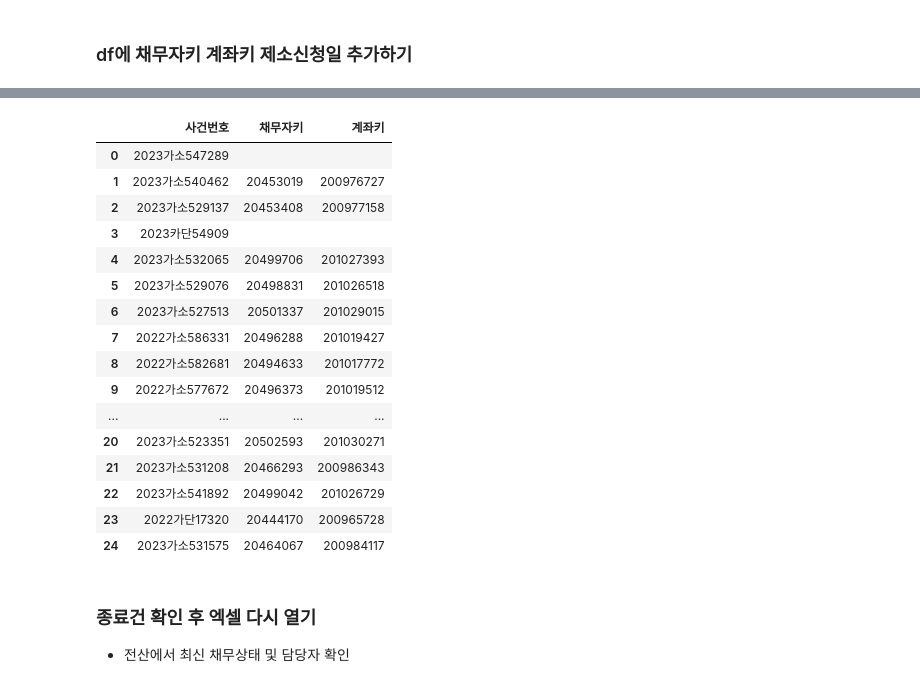
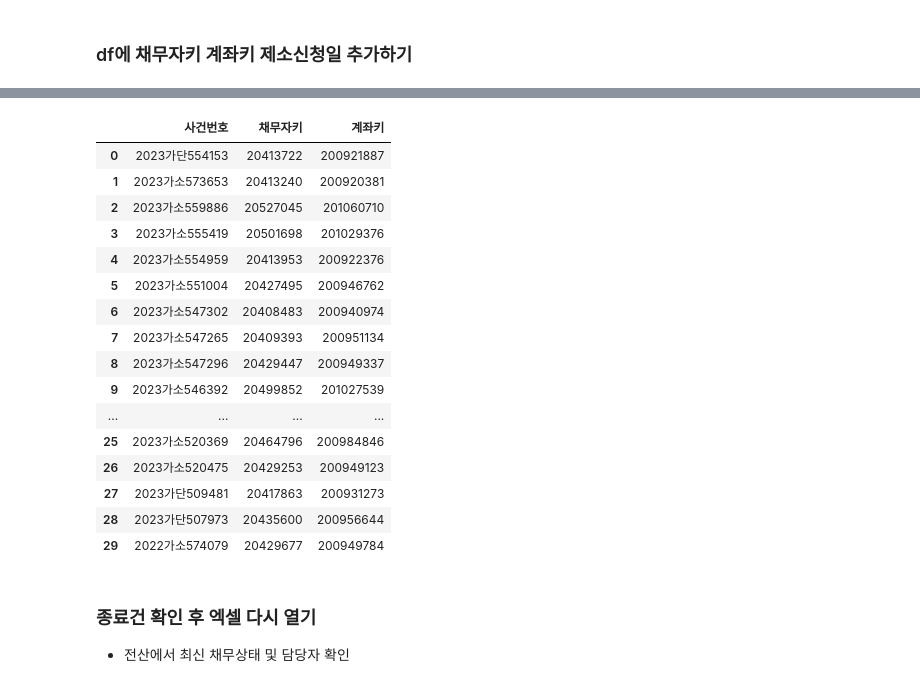
Before and after one commit to jbmyou/company_work, a Jupyter notebook: fileNaming/집행문sele.ipynb, the cells around one changed output, grey strips where cells are left out. Cells and saved outputs as stored; diff of their text form; code cells hidden in the pictures.

```diff
--- a/fileNaming/집행문sele.ipynb
+++ b/fileNaming/집행문sele.ipynb
@@ -33,12 +34,15 @@ from datetime import date
 from datetime import timedelta
 import traceback
 # 정렬순서 : 확정일자(내림), 법원(올림), 사건번호(내림)
+
+dtype = {'채무자키':str, '계좌키':str, '가상계좌번호':str}
 # %% [markdown]
 ### 함수, 전역변수
 # %%
 ##################################
 # 사건번호 눌러보고 집행문 발급 가능한 것만으로 목록작성 하도록!!!!!!!!!
-lastday = "231011"
+lastday = "231128"
+법원인증서="헬프자산관리대부[주]()001102620170619111002243" # 인증서 여러개고, 법원인증서가 첫번째가 아닌 경우 지정해줘야 함
 ##################################
 excel_dir = join(r"D:\4.관리\전자소송", lastday)
 excel_file = "집행문신청_" + lastday
@@ -67,6 +71,9 @@ def con_scourt() :
 def certify() :
     elem = wait.until(EC.element_to_be_clickable((By.ID, "xwup_certselect_tek_input1")))
     mwt()
+    # 여러 인증서중 법원용 인증서 선택
+    driver.find_element(By.XPATH, '//*[@id="xwup_cert_table"]/table/tbody/tr/td/div[text()="' + 법원인증서 + '"]').click()
+    swt()
     elem.send_keys("***removed***5!")
     swt()
     driver.find_element(By.ID, 'xwup_OkButton').click() # 인증서 확인
@@ -252,7 +259,7 @@ def fix_delivery(which:int, v) :
 ### 엑셀 열기 - 키 연결해서 채무상태 확인 후 진행
 # %%
 ### 원본이 필요할 땐 원본을 다른 이름으로 복사해둬!
-df_origin = pd.read_excel(path_excel, sheet_name="집행문").fillna("")
+df_origin = pd.read_excel(path_excel, sheet_name="집행문", dtype=dtype).fillna("")
 df_origin.법원 = df_origin.법원.str.replace("지법", "지방법원")
 df = df_origin.copy()
 df
@@ -277,2 +284,13 @@ df
 # %% [markdown]
 ### df에 채무자키 계좌키 제소신청일 추가하기
+# %%
+# 최근 dataset pkl 에서 법조치 불러오기
+##########################################
+last_dataset_day = '231027'
+file_name = "법조치조회새창_20231027_2049"
+###########################################
+path_pkl = join(r'D:\3.자산\전산 dataset\솔림',last_dataset_day,'pkl')
+# pkl 읽기
+df_law = pd.read_pickle(join(path_pkl, file_name + ".pkl"))
+# # 잘 읽어졌나 확인
+df_law[df_law["사건번호"]=="2022가소582163"].계좌키.values[0][:9]
@@ -292,39 +311,39 @@ df_law[df_law["사건번호"]=="2022가소582163"].계좌키.values[0][:9]
 # %%
 # 키매칭 후 집행문시트에 추가
 for i, v in df.iterrows() :
     df_result = df_law[(df_law.관련사건번호== v.사건번호) |(df_law.사건번호== v.사건번호)].loc[:,["채무자키", "계좌키", "제소신청일"]].drop_duplicates(subset="채무자키").fillna("")
 
-    df_result["채무자키"] = df_result["채무자키"].astype(int) # 일부러 int한듯
+    # df_result["채무자키"] = df_result["채무자키"].astype(int) # 일부러 int한듯
     if len(df_result) == 1 :
         df.loc[i, ["채무자키", "제소신청일"]] = np.concatenate(df_result[["채무자키","제소신청일"]].values).tolist() # 제소신청일과 접수일은 차이가 있을 수 있음.. .#######
 
         # df.loc[i, ["채무자키"]] = df_result["채무자키"].values
         df.loc[i, ["계좌키"]] = df_result["계좌키"].values[0][:9] # 다계좌키인경우 하나만 입력하기 위해
         # df.loc[i, ["제소신청일"]] = df_result["제소신청일"].values
 df.fillna("", inplace=True)
 # 엑셀에 저장
 
 with pd.ExcelWriter(path_excel, engine='openpyxl', mode = 'a', if_sheet_exists = 'replace') as writer:
     df.to_excel(writer, sheet_name = "집행문", index=False)
 df[["사건번호", "채무자키","계좌키"]]
 # %% [output]
 |  | 사건번호 | 채무자키 | 계좌키 |
-| 0 | 2023가소547289 |  |  |
-| 1 | 2023가소540462 | 20453019 | 200976727 |
-| 2 | 2023가소529137 | 20453408 | 200977158 |
-| 3 | 2023카단54909 |  |  |
-| 4 | 2023가소532065 | 20499706 | 201027393 |
-| 5 | 2023가소529076 | 20498831 | 201026518 |
-| 6 | 2023가소527513 | 20501337 | 201029015 |
-| 7 | 2022가소586331 | 20496288 | 201019427 |
-| 8 | 2022가소582681 | 20494633 | 201017772 |
-| 9 | 2022가소577672 | 20496373 | 201019512 |
+| 0 | 2023가단554153 | 20413722 | 200921887 |
+| 1 | 2023가소573653 | 20413240 | 200920381 |
+| 2 | 2023가소559886 | 20527045 | 201060710 |
+| 3 | 2023가소555419 | 20501698 | 201029376 |
+| 4 | 2023가소554959 | 20413953 | 200922376 |
+| 5 | 2023가소551004 | 20427495 | 200946762 |
+| 6 | 2023가소547302 | 20408483 | 200940974 |
+| 7 | 2023가소547265 | 20409393 | 200951134 |
+| 8 | 2023가소547296 | 20429447 | 200949337 |
+| 9 | 2023가소546392 | 20499852 | 201027539 |
 | ... | ... | ... | ... |
-| 20 | 2023가소523351 | 20502593 | 201030271 |
-| 21 | 2023가소531208 | 20466293 | 200986343 |
-| 22 | 2023가소541892 | 20499042 | 201026729 |
-| 23 | 2022가단17320 | 20444170 | 200965728 |
-| 24 | 2023가소531575 | 20464067 | 200984117 |
+| 25 | 2023가소520369 | 20464796 | 200984846 |
+| 26 | 2023가소520475 | 20429253 | 200949123 |
+| 27 | 2023가단509481 | 20417863 | 200931273 |
+| 28 | 2023가단507973 | 20435600 | 200956644 |
+| 29 | 2022가소574079 | 20429677 | 200949784 |
 # %% [markdown]
 ### 종료건 확인 후 엑셀 다시 열기
 - 전산에서 최신 채무상태 및 담당자 확인
```
Also changed, not shown: parts of 10 cells of this notebook.
